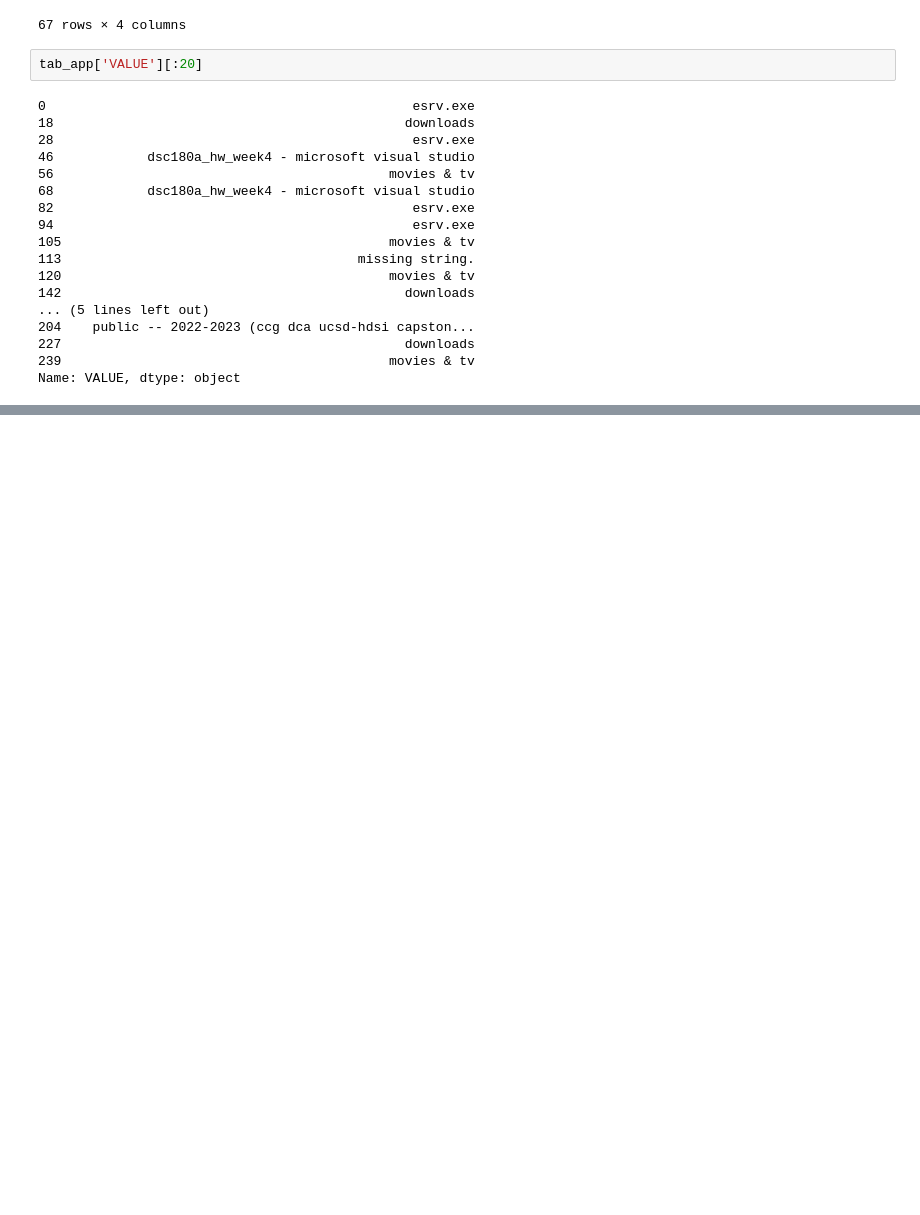
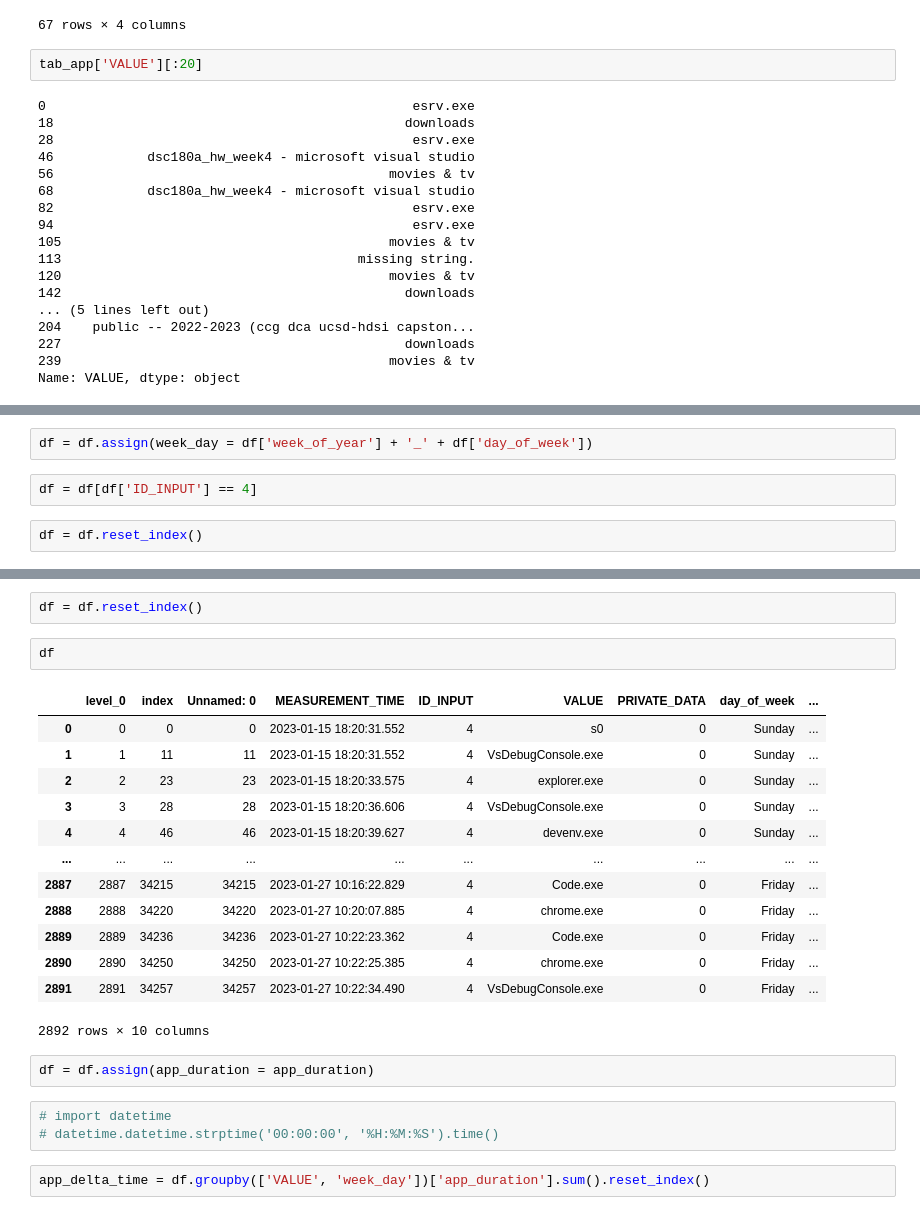
Before and after one commit to miloncl/System-Usage-Analysis, a Jupyter notebook: Process and EDA.ipynb, the cells around one changed output, grey strips where cells are left out. Cells and saved outputs as stored; diff of their text form; blank space fills up the shorter version.

Commit message:
process data for LSTM

```diff
--- a/Process and EDA.ipynb
+++ b/Process and EDA.ipynb
@@ -155,0 +173,6 @@ AttributeError: module 'matplotlib.pyplot' has no attribute 'pyplot'
+# %%
+df = df.assign(week_day = df['week_of_year'] + '_' + df['day_of_week'])
+# %%
+df = df[df['ID_INPUT'] == 4]
+# %%
+df = df.reset_index()
@@ -155,0 +198,25 @@ AttributeError: module 'matplotlib.pyplot' has no attribute 'pyplot'
+# %%
+df = df.reset_index()
+# %%
+df
+# %% [output]
+|  | level_0 | index | Unnamed: 0 | MEASUREMENT_TIME | ID_INPUT | VALUE | PRIVATE_DATA | day_of_week | ... |
+| 0 | 0 | 0 | 0 | 2023-01-15 18:20:31.552 | 4 | s0 | 0 | Sunday | ... |
+| 1 | 1 | 11 | 11 | 2023-01-15 18:20:31.552 | 4 | VsDebugConsole.exe | 0 | Sunday | ... |
+| 2 | 2 | 23 | 23 | 2023-01-15 18:20:33.575 | 4 | explorer.exe | 0 | Sunday | ... |
+| 3 | 3 | 28 | 28 | 2023-01-15 18:20:36.606 | 4 | VsDebugConsole.exe | 0 | Sunday | ... |
+| 4 | 4 | 46 | 46 | 2023-01-15 18:20:39.627 | 4 | devenv.exe | 0 | Sunday | ... |
+| ... | ... | ... | ... | ... | ... | ... | ... | ... | ... |
+| 2887 | 2887 | 34215 | 34215 | 2023-01-27 10:16:22.829 | 4 | Code.exe | 0 | Friday | ... |
+| 2888 | 2888 | 34220 | 34220 | 2023-01-27 10:20:07.885 | 4 | chrome.exe | 0 | Friday | ... |
+| 2889 | 2889 | 34236 | 34236 | 2023-01-27 10:22:23.362 | 4 | Code.exe | 0 | Friday | ... |
+| 2890 | 2890 | 34250 | 34250 | 2023-01-27 10:22:25.385 | 4 | chrome.exe | 0 | Friday | ... |
+| 2891 | 2891 | 34257 | 34257 | 2023-01-27 10:22:34.490 | 4 | VsDebugConsole.exe | 0 | Friday | ... |
+2892 rows × 10 columns
+# %%
+df = df.assign(app_duration = app_duration)
+# %%
+# import datetime
+# datetime.datetime.strptime('00:00:00', '%H:%M:%S').time()
+# %%
+app_delta_time = df.groupby(['VALUE', 'week_day'])['app_duration'].sum().reset_index()
```
Also changed, not shown: parts of 9 cells of this notebook, 1 other file.
